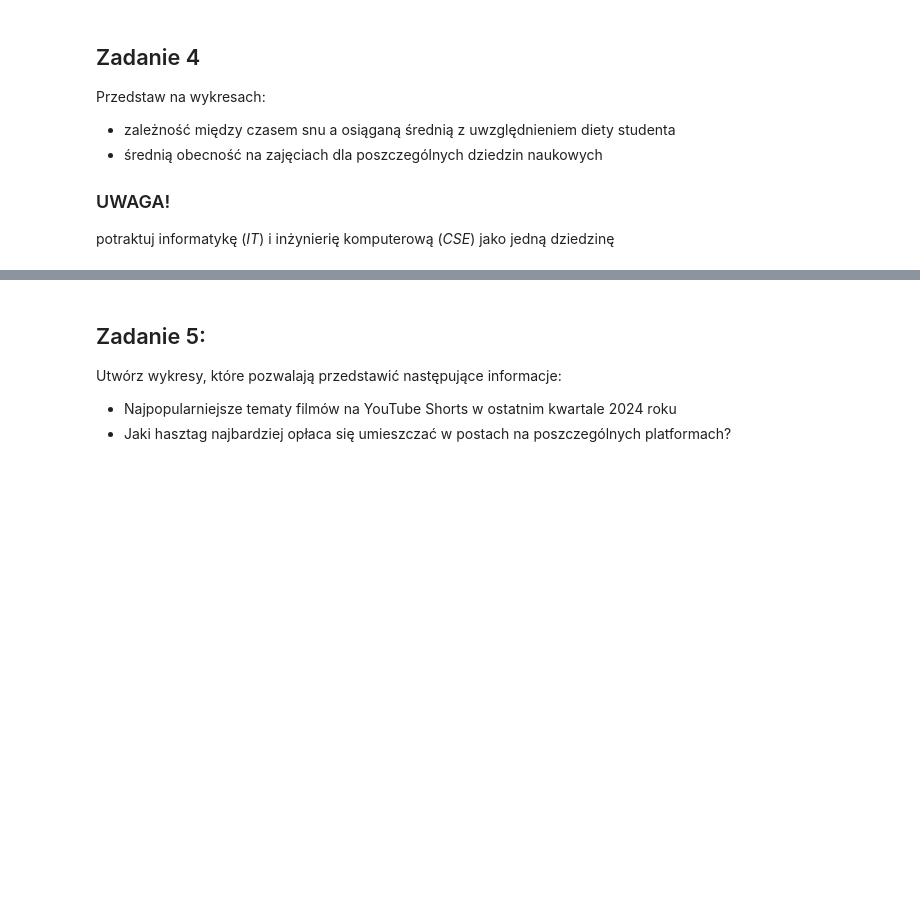
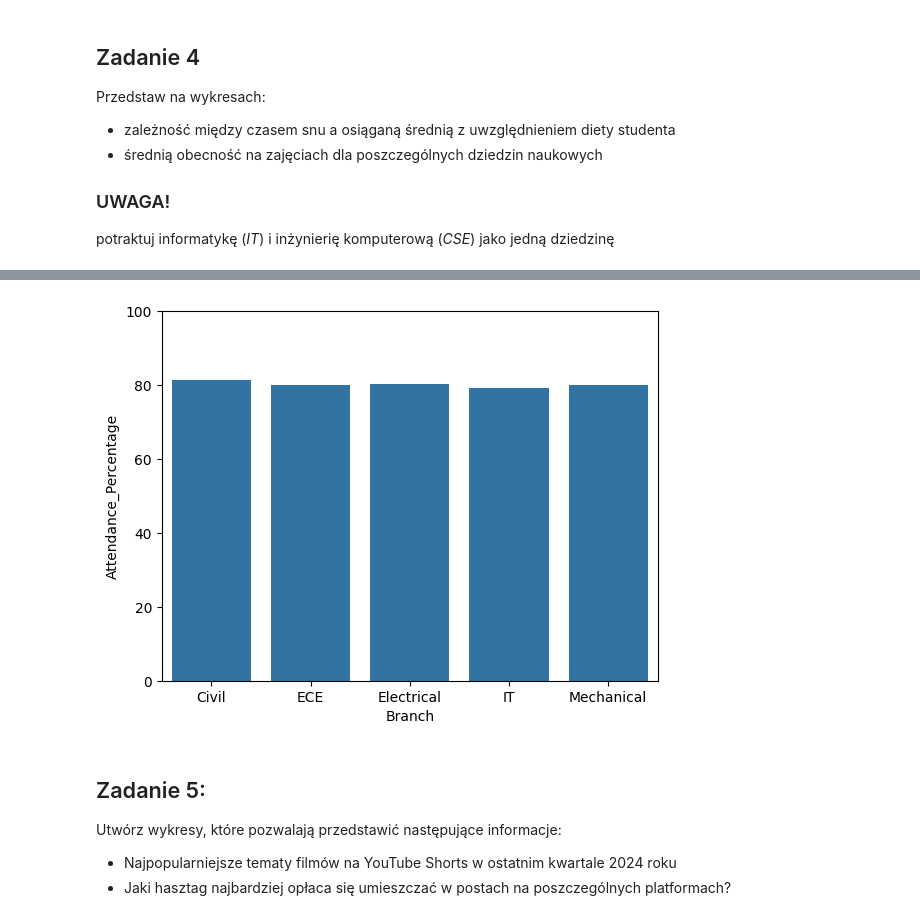
Before and after one commit to Zajecia-na-PWr-LR/lista-1-kub47, a Jupyter notebook: UczenieMaszynowe_25_26_Lista1.ipynb, the cells around one changed output, grey strips where cells are left out. Cells and saved outputs as stored; diff of their text form; code cells hidden in the pictures; blank space fills up the shorter version.

```diff
--- a/UczenieMaszynowe_25_26_Lista1.ipynb
+++ b/UczenieMaszynowe_25_26_Lista1.ipynb
@@ -181,3 +197,22 @@ potraktuj informatykę (*IT*) i inżynierię komputerową (*CSE*) jako jedną dz
+# %%
+# wykres 2
+attendance_mean = (
+    df
+    .groupby("Branch")["Attendance_Percentage"]
+    .mean()
+    .reset_index()
+)
+
+sns.barplot(
+    data=attendance_mean,
+    x="Branch",
+    y="Attendance_Percentage"
+)
+
+plt.ylim(0, 100)
+plt.show()
+# %% [output]
+[figure, added]
 # %% [markdown]
 ## Zadanie 5:
 Utwórz wykresy, które pozwalają przedstawić następujące informacje:
```
Also changed, not shown: parts of 1 cell of this notebook.
